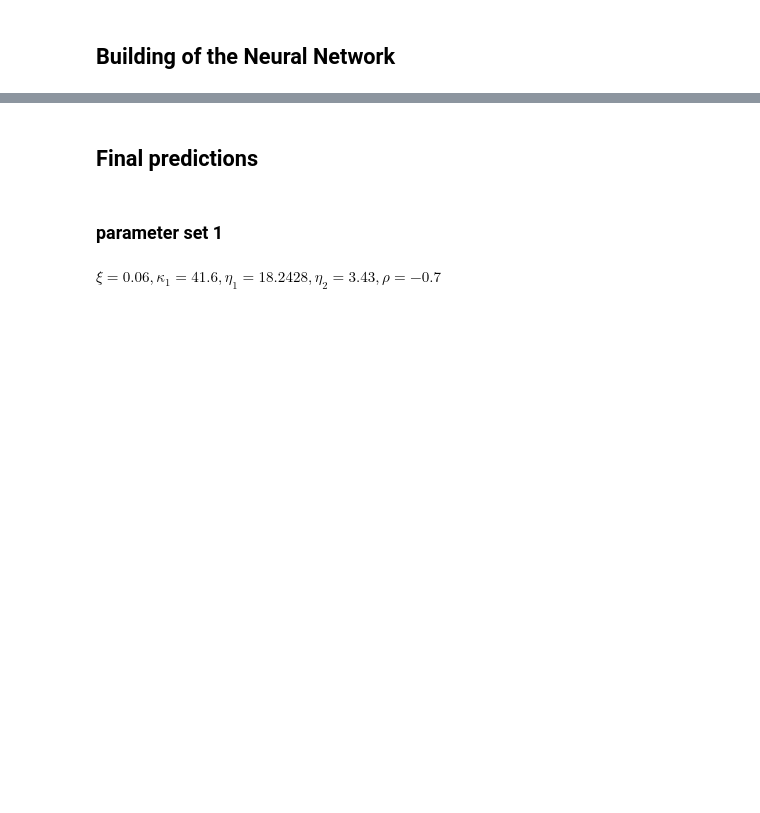
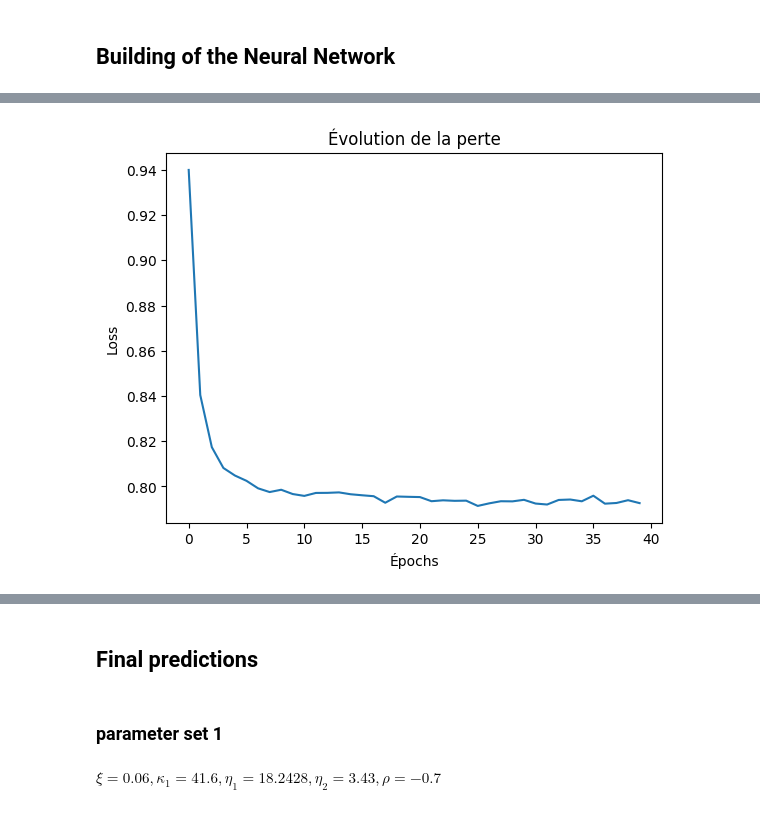
Before and after one commit to pottierc/Project_2f_bergomi, a Jupyter notebook: 01. Working_Space/NN_training.ipynb, the cells around one changed output, grey strips where cells are left out. Saved outputs shown, nothing was run; the diff lists cells and outputs as text; code cells hidden in the pictures; blank space fills up the shorter version.

```diff
--- a/01. Working_Space/NN_training.ipynb
+++ b/01. Working_Space/NN_training.ipynb
@@ -200,3 +222,11 @@ Epoch 40/40
+# %%
+plt.plot(train_hist.history['loss'])
+plt.title("Évolution de la perte")
+plt.xlabel("Épochs")
+plt.ylabel("Loss")
+plt.show()
+# %% [output]
+[figure, added]
 # %%
 # Save the model weights
 model_iv.save_weights('2FBergomiNNWeights_test.weights.h5')
```
Also changed, not shown: parts of 11 cells of this notebook, 3 other files.
